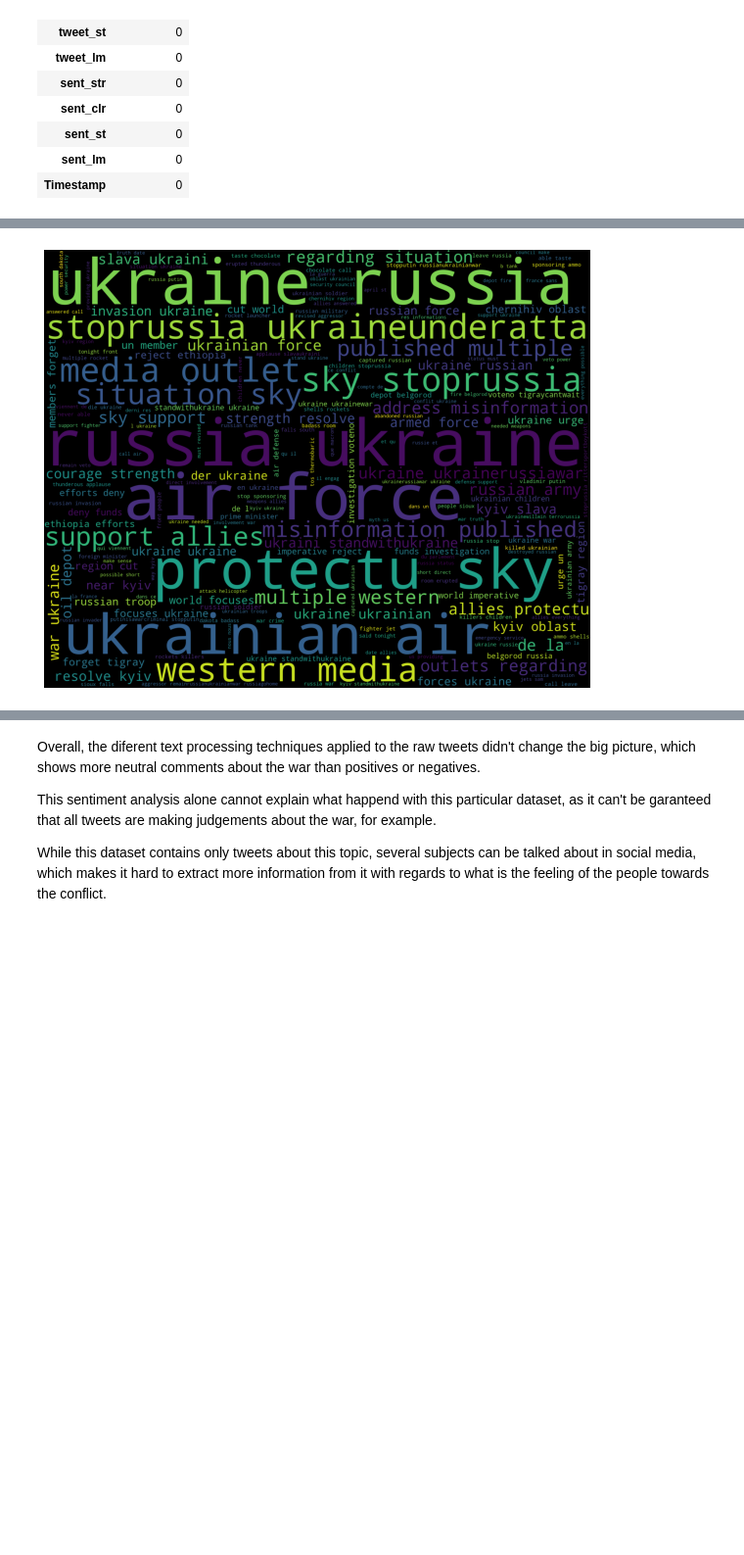
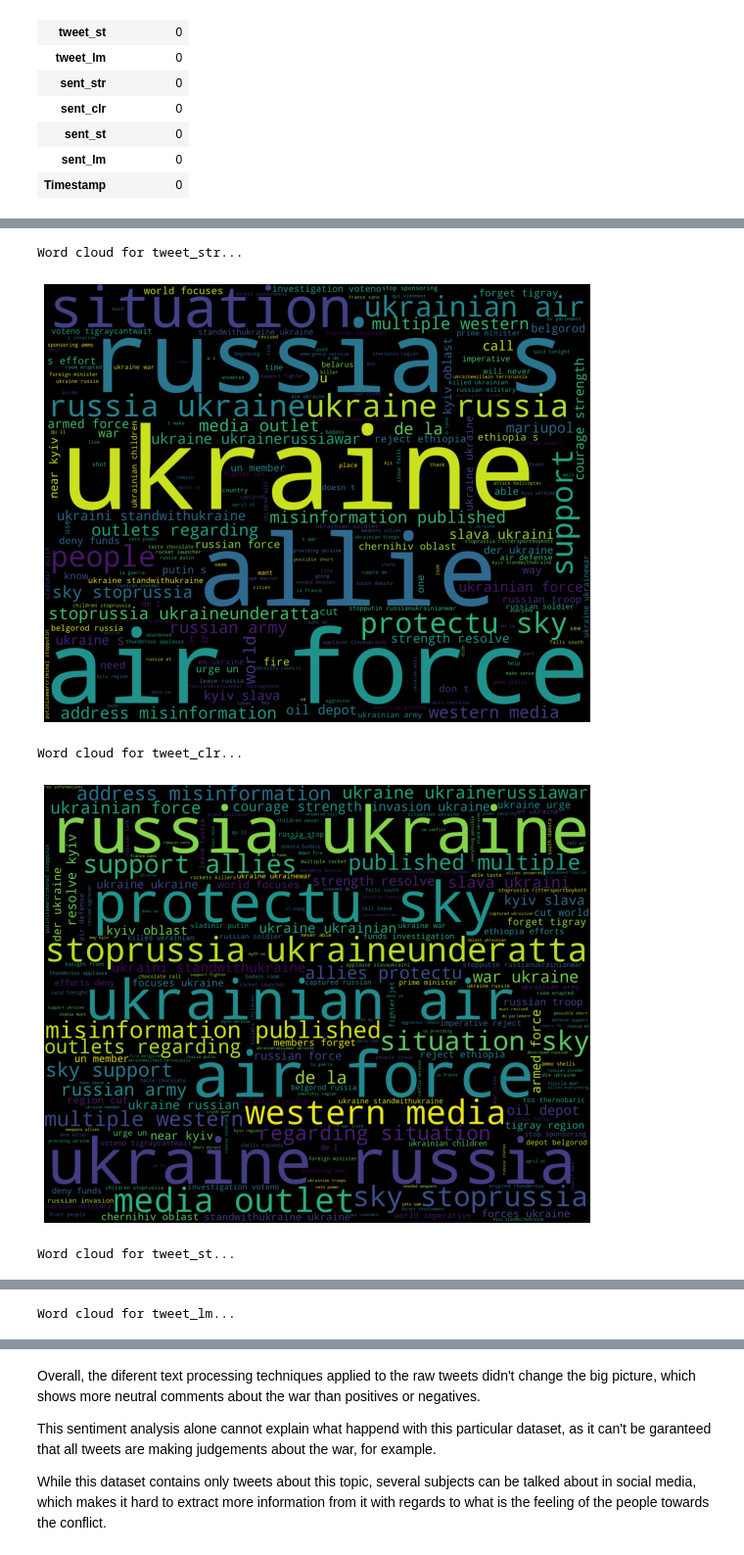
Before and after one commit to CCT-MastersDA/cct-sem2-ca2, a Jupyter notebook: jupyter/ca2-jupyter.ipynb, the cells around one changed output, grey strips where cells are left out. Shown at 98% size. Saved outputs shown, nothing was run; the diff lists cells and outputs as text; code cells hidden in the pictures; blank space fills up the shorter version.

```diff
--- a/jupyter/ca2-jupyter.ipynb
+++ b/jupyter/ca2-jupyter.ipynb
@@ -618,5 +719,13 @@ The word cloud below was generated over the cleaned tweets after the removal of
 # %%
-#wordcloud_draw(tweets_final['tweet_clr'])
-Image(filename=join(IMAGES_FOLDER, TWEETS_WORD_CLOUD))
+# showing the pre-calculated word count per tweet version
+# NOTE: uncomment the word cloud generator line to regenerate the images
+for tweet in X_names:
+    print(f'Word cloud for {tweet}...')
+    #wordcloud_draw(tweets_final[tweet], f'{TWEETS_WORD_CLOUD}-{tweet}.png')
+    Image(filename=join(IMAGES_FOLDER, f'{TWEETS_WORD_CLOUD}-{tweet}.png'))
 # %% [output]
+Word cloud for tweet_str...
-[figure, old version]
+[figure, new version]
+Word cloud for tweet_clr...
+[figure, added]
+Word cloud for tweet_st...
@@ -622,0 +733 @@ Image(filename=join(IMAGES_FOLDER, TWEETS_WORD_CLOUD))
+Word cloud for tweet_lm...
```
Also changed, not shown: parts of 13 cells of this notebook, 14 other files.
